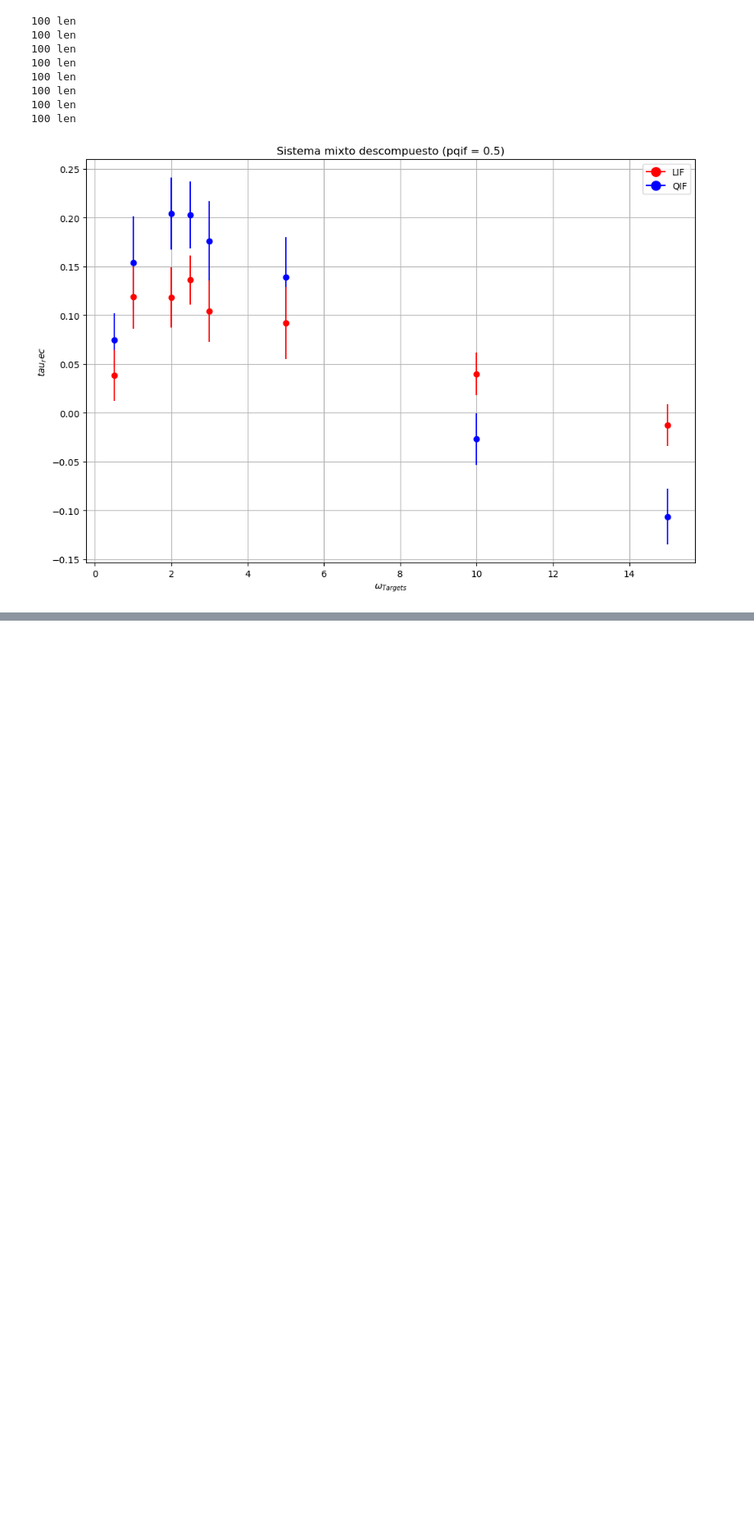
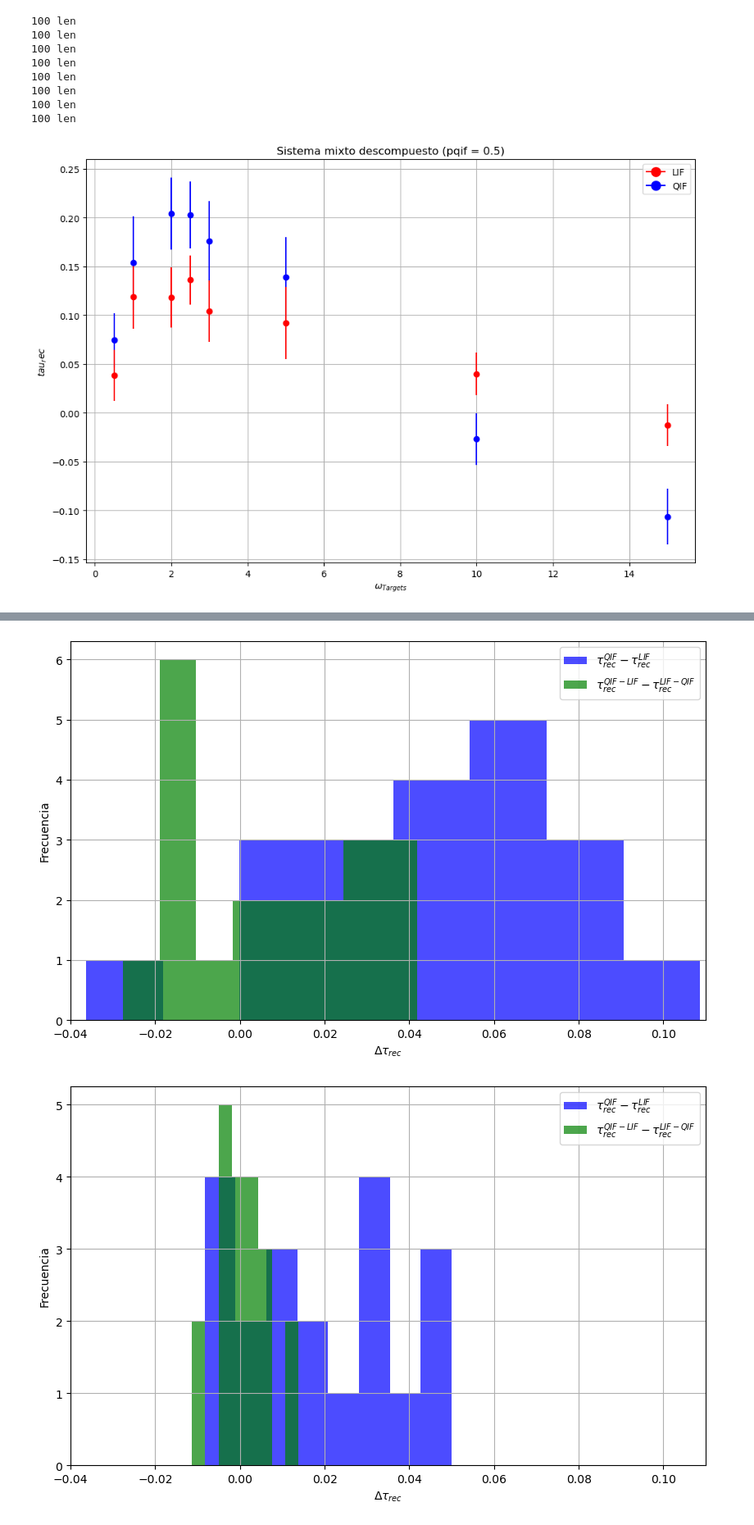
Before and after one commit to acevedomartina/Tesis_2024, a Jupyter notebook: Dos_frecuencias/dos_frec_analisis.ipynb, the cells around one changed output, grey strips where cells are left out. Shown at 82% size. Cells and saved outputs as stored; diff of their text form; code cells hidden in the pictures; blank space fills up the shorter version.

```diff
--- a/Dos_frecuencias/dos_frec_analisis.ipynb
+++ b/Dos_frecuencias/dos_frec_analisis.ipynb
@@ -1605,0 +1629,72 @@ for num_sim in simulations:
+# %%
+import pandas as pd
+import numpy as np
+import matplotlib.pyplot as plt
+
+# Supongo que las funciones csv_to_matrix y motifs están definidas correctamente
+# Aquí debes definirlas o importarlas según corresponda
+
+# Inicializa las variables y estructuras de datos necesarias
+simulations = [0, 5]
+cant_seed = 20
+pqif = 0.5
+
+# Bucle sobre las simulaciones
+for num_sim in simulations:
+    tau_rec_cuadrante1 = []
+    tau_rec_cuadrante2 = []
+    tau_rec_cuadrante3 = []
+    tau_rec_cuadrante4 = []
+
+    # Bucle sobre las semillas
+    for k in range(cant_seed):
+        # Leer y procesar la matriz de pesos para cada semilla
+        matrix = csv_to_matrix(f'simulacion_{num_sim}/simulacion_{num_sim}_matrices_pesos/simulacion_{num_sim}_pesos_pqif_{pqif}_matriz_iloop_11_semilla_{k}')
+        rows, cols = matrix.shape
+        mid_row, mid_col = rows // 2, cols // 2
+
+        cuadrante1 = matrix[:mid_row, :mid_col]
+        cuadrante2 = matrix[:mid_row, mid_col:]
+        cuadrante3 = matrix[mid_row:, :mid_col]
+        cuadrante4 = matrix[mid_row:, mid_col:]
+
+        _, tau_rec1, _, _, _ = motifs(cuadrante1, N/2)
+        _, tau_rec2, _, _, _ = motifs(cuadrante2, N/2)
+        _, tau_rec3, _, _, _ = motifs(cuadrante3, N/2)
+        _, tau_rec4, _, _, _ = motifs(cuadrante4, N/2)
+
+        tau_rec_cuadrante1.append(tau_rec1)
+        tau_rec_cuadrante2.append(tau_rec2)
+        tau_rec_cuadrante3.append(tau_rec3)
+        tau_rec_cuadrante4.append(tau_rec4)
+
+        # Obtener los valores de cc para esta semilla desde el archivo de resultados
+        nombre_archivo = f'simulacion_{num_sim}/simulacion_{num_sim}_resultados.csv'
+        data = pd.read_csv(nombre_archivo)
+        data_select = data[(data['pqif'] == 0.5) & (data['nloop'] == 10) & (data['seed'] == k)]
+
+    # Convertir las listas a arrays de numpy para facilitar el manejo de los datos
+    tau_rec_cuadrante1 = np.array(tau_rec_cuadrante1)
+    tau_rec_cuadrante2 = np.array(tau_rec_cuadrante2)
+    tau_rec_cuadrante3 = np.array(tau_rec_cuadrante3)
+    tau_rec_cuadrante4 = np.array(tau_rec_cuadrante4)
+    cc_values = np.array(cc_values)
+
+    # Calcular la diferencia entre tau_rec_cuadrante1 y tau_rec_cuadrante4
+    tau_rec_diff_1_4 = tau_rec_cuadrante1 - tau_rec_cuadrante4
+    tau_rec_diff_2_3 = tau_rec_cuadrante2 - tau_rec_cuadrante3
+
+    # Graficar los histogramas de las diferencias de tau_rec
+    plt.figure(figsize=(10, 6))
+    plt.hist(tau_rec_diff_1_4, bins=8, color='b', alpha=0.7, label=r'$\tau_{rec}^{QIF} - \tau_{rec}^{LIF}$')
+    plt.hist(tau_rec_diff_2_3, bins=8, color='g', alpha=0.7, label=r'$\tau_{rec}^{QIF-LIF} - \tau_{rec}^{LIF-QIF}$')
+    plt.xlim(-0.04, 0.11)
+    plt.xlabel(r'$\Delta \tau_{rec}$')
+    plt.ylabel('Frecuencia')
+
+    plt.legend()
+    plt.grid(True)
+    plt.show()
+# %% [output]
+[figure, added]
+[figure, added]
```
Also changed, not shown: parts of 16 cells of this notebook, 35 other files.
